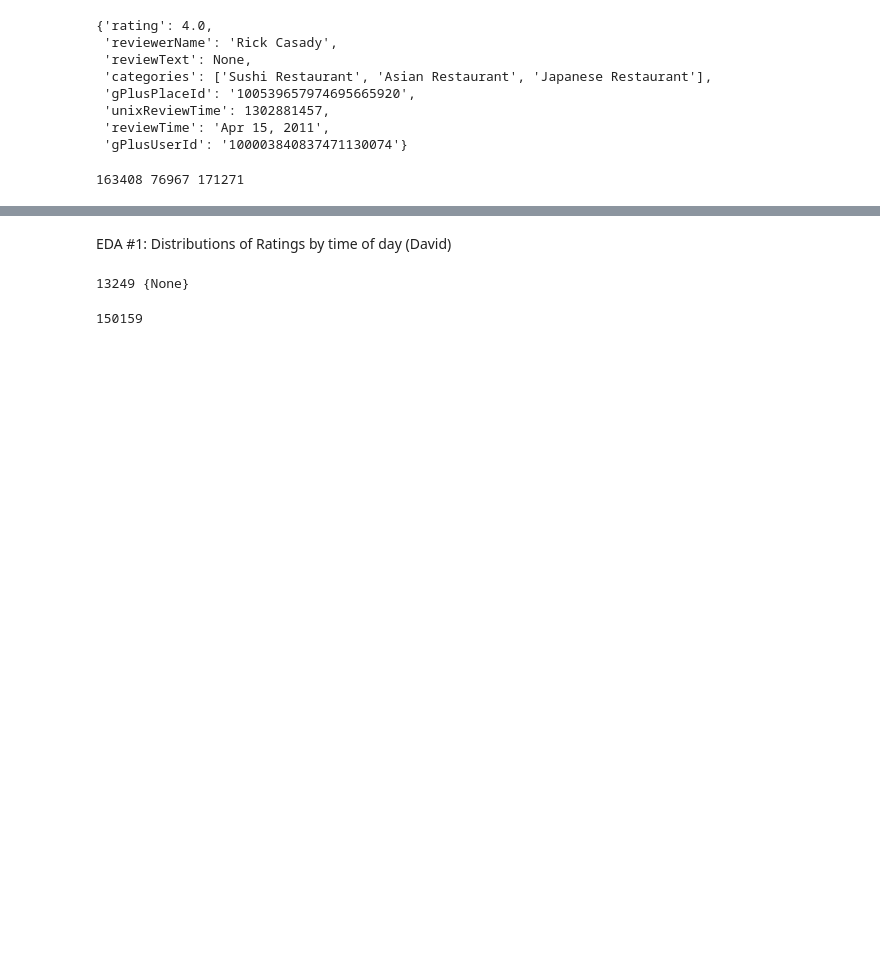
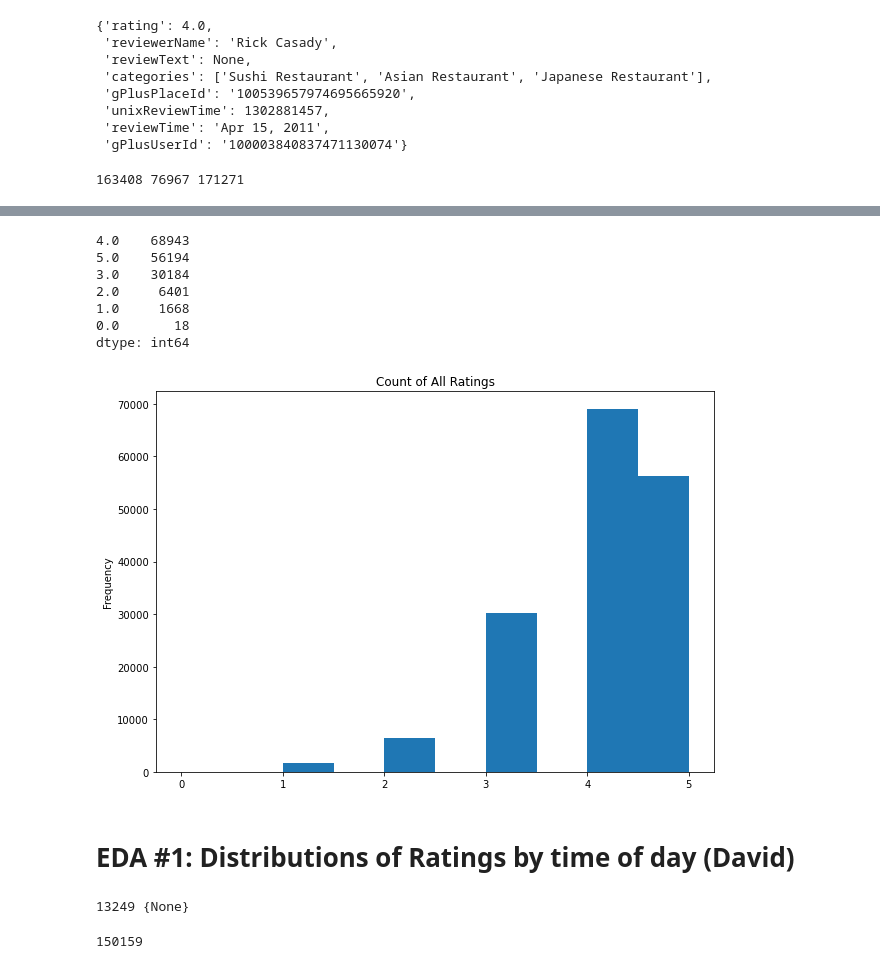
Before and after one commit to ddav118/CSE-158-CA-Google-Local-Predictions, a Jupyter notebook: David/Assignment2-David.ipynb, the cells around one changed output, grey strips where cells are left out. Drawn from its saved outputs; the diff is of its cells as text; code cells hidden in the pictures; blank space fills up the shorter version.

```diff
--- a/David/Assignment2-David.ipynb
+++ b/David/Assignment2-David.ipynb
@@ -111,5 +82,20 @@ count
+# %%
+pd.Series([d["rating"] for d in data_CA5]).plot(
+    kind="hist",
+    title="Count of All Ratings",
+    figsize=(10,7))
+pd.Series([d["rating"] for d in data_CA5]).value_counts()
+# %% [output]
+4.0    68943
+5.0    56194
+3.0    30184
+2.0     6401
+1.0     1668
+0.0       18
+dtype: int64
+[figure, added]
 # %% [markdown]
-EDA #1: Distributions of Ratings by time of day (David)
+# **EDA #1: Distributions of Ratings by time of day (David)**
 # %%
 count = 0
 lst = set()
```
Also changed, not shown: parts of 50 cells of this notebook.
